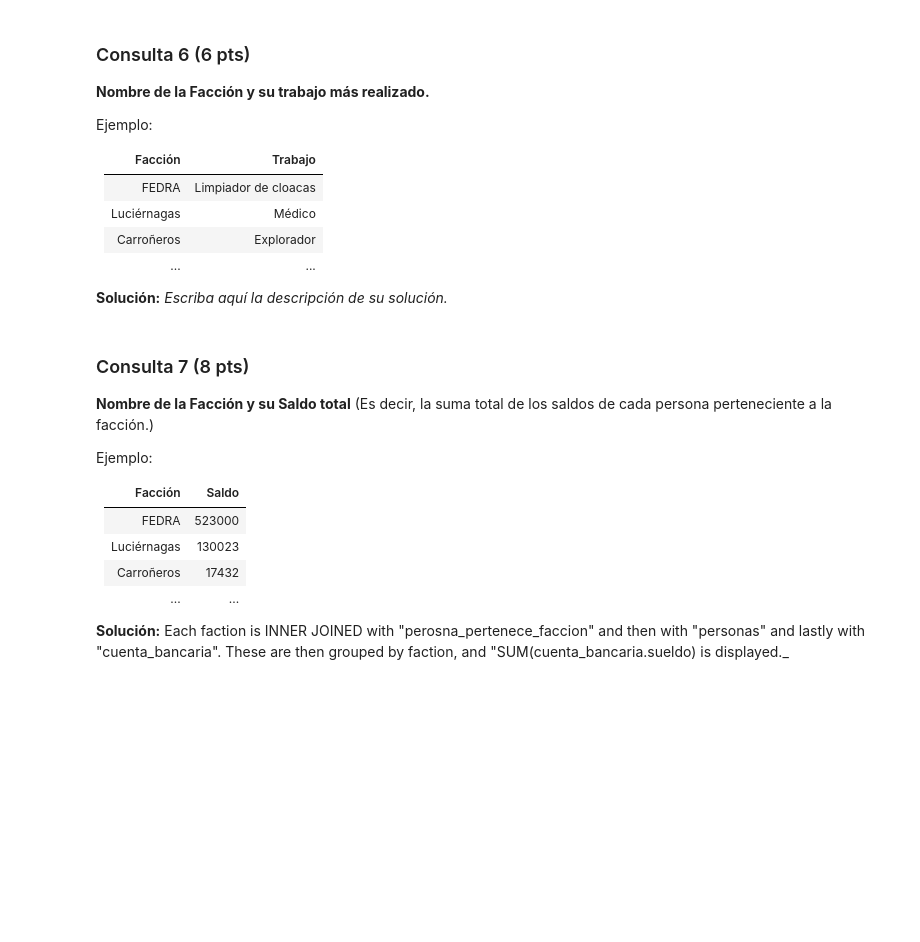
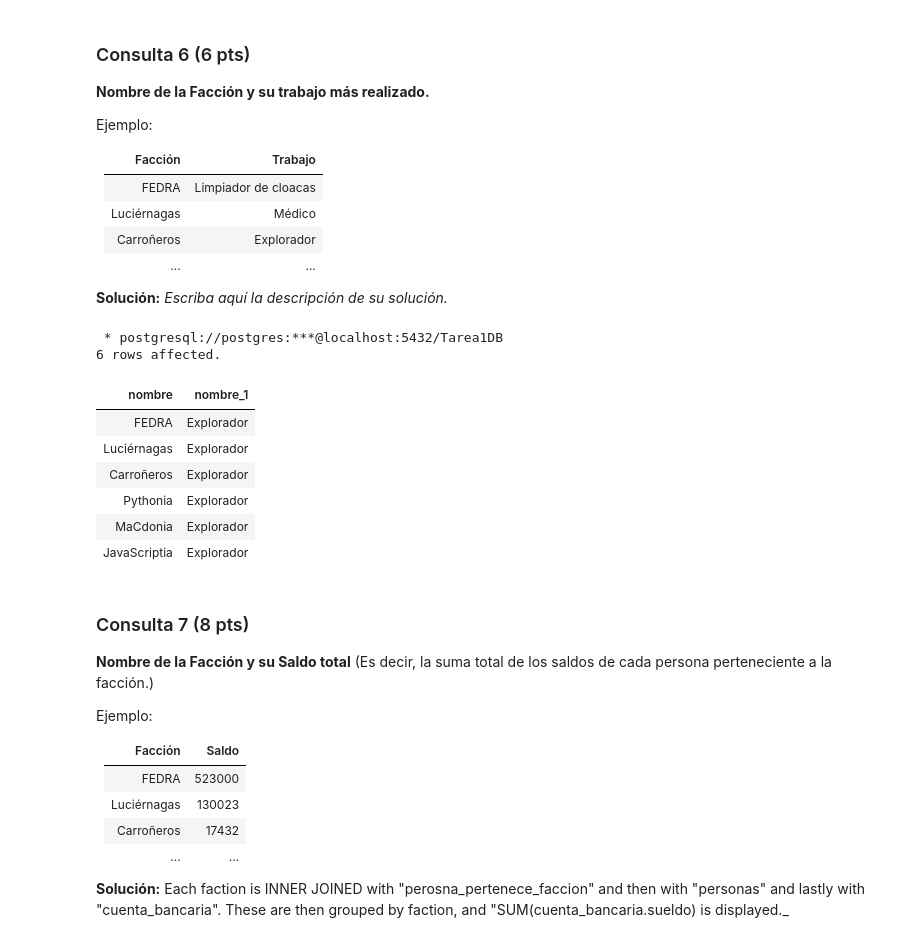
Before and after one commit to Kaleto13/Tarea_DB, a Jupyter notebook: Tarea1DB.ipynb, the cells around one changed output. Saved outputs shown, nothing was run; the diff lists cells and outputs as text; code cells hidden in the pictures; blank space fills up the shorter version.

```diff
--- a/Tarea1DB.ipynb
+++ b/Tarea1DB.ipynb
@@ -557,19 +557,29 @@ Ejemplo:
 # %%
 %%sql
 
 
 SELECT
    facciones.nombre,
    (SELECT trabajos.nombre
    FROM facciones
    INNER JOIN persona_pertenece_faccion ON facciones.id = persona_pertenece_faccion.id_faccion
    INNER JOIN personas ON persona_pertenece_faccion.id_persona = personas.id
    INNER JOIN persona_tiene_trabajo ON personas.id = persona_tiene_trabajo.id_persona
    INNER JOIN trabajos ON persona_tiene_trabajo.id_trabajo = trabajos.id
-   GROUP BY facciones.nombre
+   GROUP BY trabajos.nombre
    ORDER BY COUNT(*) DESC
    LIMIT 1)
 FROM facciones;
+# %% [output]
+ * postgresql://postgres:***@localhost:5432/Tarea1DB
+6 rows affected.
+| nombre | nombre_1 |
+| FEDRA | Explorador |
+| Luciérnagas | Explorador |
+| Carroñeros | Explorador |
+| Pythonia | Explorador |
+| MaCdonia | Explorador |
+| JavaScriptia | Explorador |
 # %% [markdown]
 ### Consulta 7 (8 pts)
 **Nombre de la Facción y su Saldo total** (Es decir, la suma total de los saldos de cada persona perteneciente a la facción.)
```
Also changed, not shown: parts of 1 cell of this notebook.
